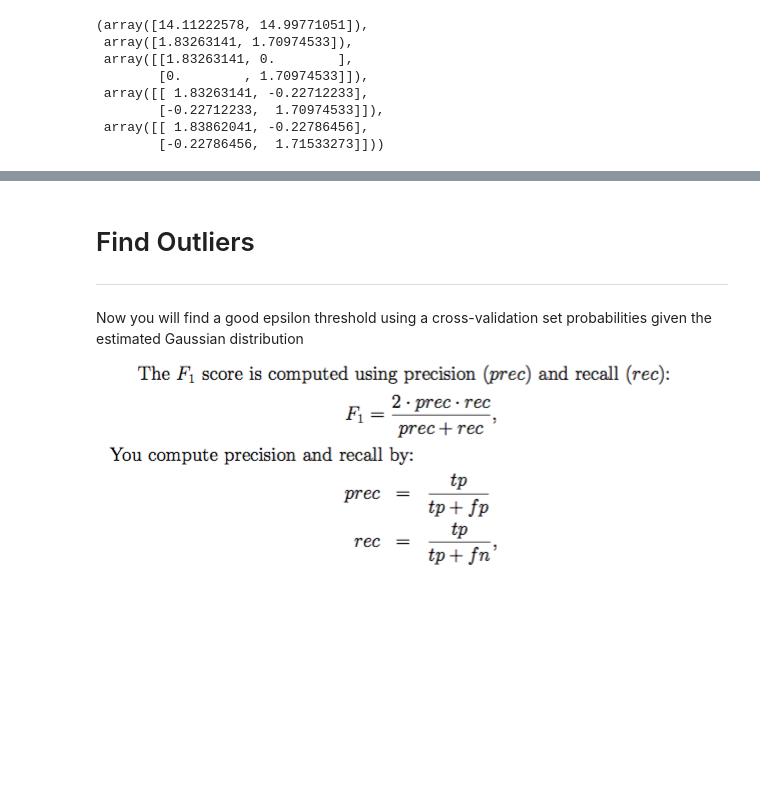
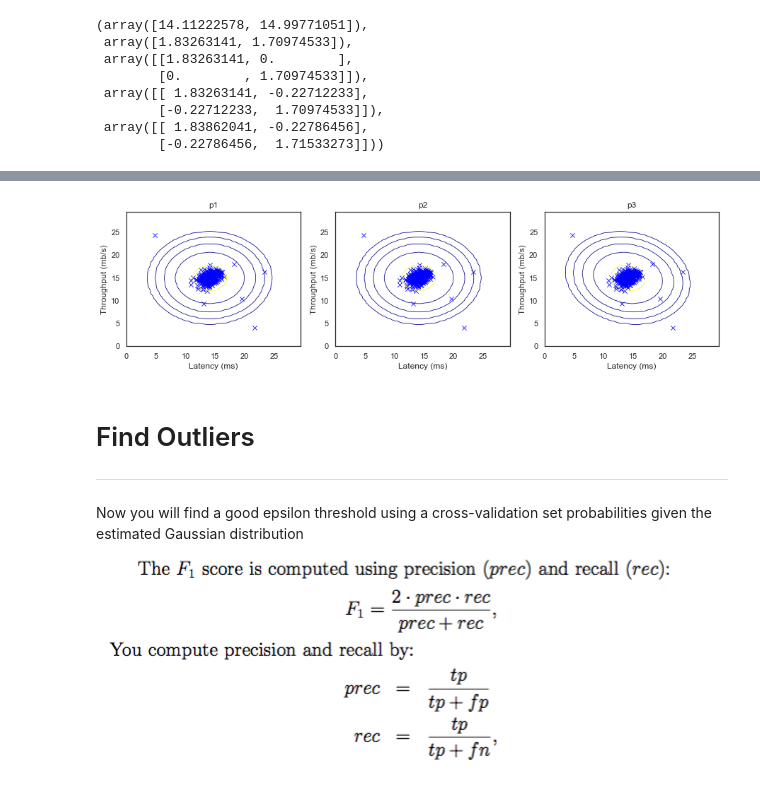
Before and after one commit to ezxiake/machine_learning_related, a Jupyter notebook: ex8-Anomaly Detection and Recommendation/Anomaly detection.ipynb, the cells around one changed output, grey strips where cells are left out. Saved outputs shown, nothing was run; the diff lists cells and outputs as text; code cells hidden in the pictures; blank space fills up the shorter version.

```diff
--- a/ex8-Anomaly Detection and Recommendation/Anomaly detection.ipynb
+++ b/ex8-Anomaly Detection and Recommendation/Anomaly detection.ipynb
@@ -169,17 +133,0 @@ p = multivariateGaussian(X, mu, Sigma)
-# %%
-# Visualize the fit
-
-# Visualize the example dataset
-fig, ax = plt.subplots(figsize=(10,7))
-ax.scatter(X[:,0], X[:,1], marker='x', c='blue', linewidth=0.8, s=40)
-ax.set_xlabel('Latency (ms)')
-ax.set_ylabel('Throughput (mb/s)')
-
-x, y = np.mgrid[0:30:0.5, 0:30:0.5]
-z = x.copy()
-for i in range(x.shape[0]):
-    for j in range(x.shape[1]):
-        z[i, j] = multivariateGaussian(np.array([[x[i, j], y[i, j]]]),mu, Sigma)
-        #z[i, j] = multivariateGaussian(np.array([[x[i, j], y[i, j]]]),mu, Sigma_covariance)
-ax.contour(x, y, z, [1.0e-14, 1.0e-11, 1.0e-08, 1.0e-05, 1.0e-02], linewidths=0.8, cmap='plasma')
-plt.show()
@@ -188,3 +143,44 @@ plt.show()
+# %%
+x, y = np.mgrid[0:30:0.5, 0:30:0.5]
+
+fig = plt.figure(num=1, figsize=(15,3.5))
+
+ax1 = fig.add_subplot(131)
+ax1.scatter(X[:,0], X[:,1], marker='x', c='blue', linewidth=0.8, s=40)
+ax1.set_xlabel('Latency (ms)')
+ax1.set_ylabel('Throughput (mb/s)')
+ax1.set_title('p1')
+z1 = x.copy()
+for i in range(x.shape[0]):
+    for j in range(x.shape[1]):
+        z1[i, j] = gaussianDistribution(np.array([[x[i, j], y[i, j]]]), mu, sigma2, mode=0)
+ax1.contour(x, y, z1, [1.0e-14, 1.0e-11, 1.0e-08, 1.0e-05, 1.0e-02], linewidths=0.8, cmap='plasma')
+
+ax2 = fig.add_subplot(132)
+ax2.scatter(X[:,0], X[:,1], marker='x', c='blue', linewidth=0.8, s=40)
+ax2.set_xlabel('Latency (ms)')
+ax2.set_ylabel('Throughput (mb/s)')
+ax2.set_title('p2')
+z2 = x.copy()
+for i in range(x.shape[0]):
+    for j in range(x.shape[1]):
+        z2[i, j] = gaussianDistribution(np.array([[x[i, j], y[i, j]]]), mu, Sigma, mode=1)
+ax2.contour(x, y, z2, [1.0e-14, 1.0e-11, 1.0e-08, 1.0e-05, 1.0e-02], linewidths=0.8, cmap='plasma')
+
+ax3 = fig.add_subplot(133)
+ax3.scatter(X[:,0], X[:,1], marker='x', c='blue', linewidth=0.8, s=40)
+ax3.set_xlabel('Latency (ms)')
+ax3.set_ylabel('Throughput (mb/s)')
+ax3.set_title('p3')
+z3 = x.copy()
+for i in range(x.shape[0]):
+    for j in range(x.shape[1]):
+        z3[i, j] = gaussianDistribution(np.array([[x[i, j], y[i, j]]]), mu, Sigma_covariance, mode=1)
+ax3.contour(x, y, z3, [1.0e-14, 1.0e-11, 1.0e-08, 1.0e-05, 1.0e-02], linewidths=0.8, cmap='plasma')
+
+plt.show()
+# %% [output]
+[figure, added]
 # %% [markdown]
 # Find Outliers
 ---
```
Also changed, not shown: parts of 12 cells of this notebook.
